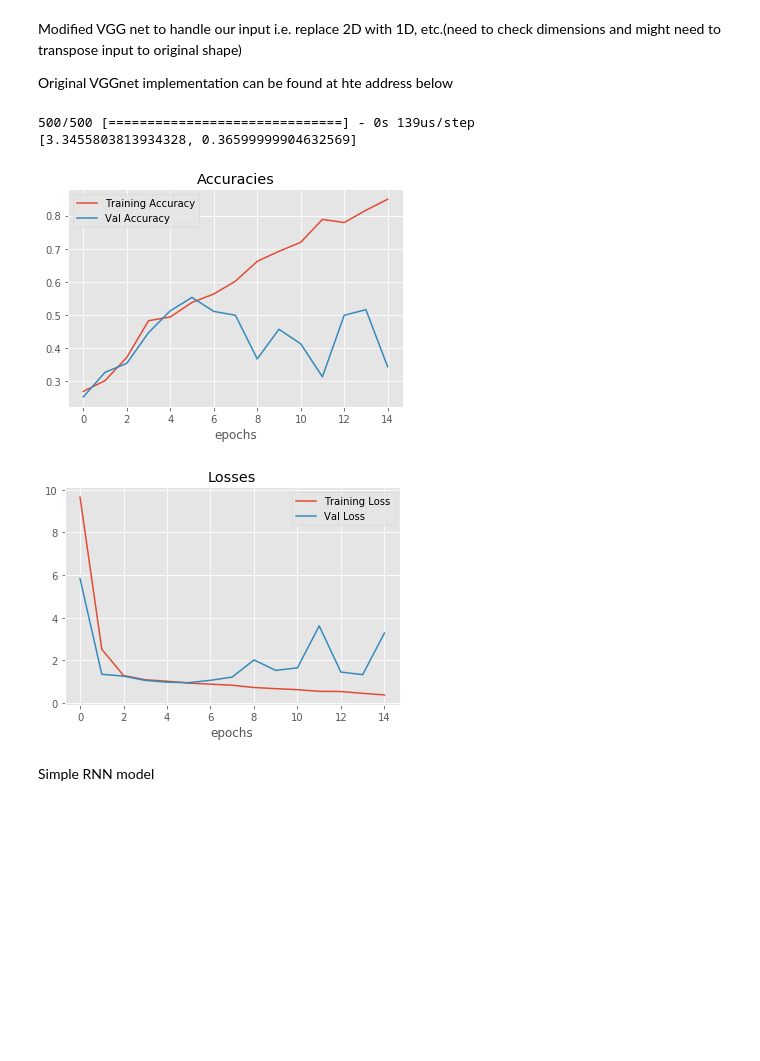
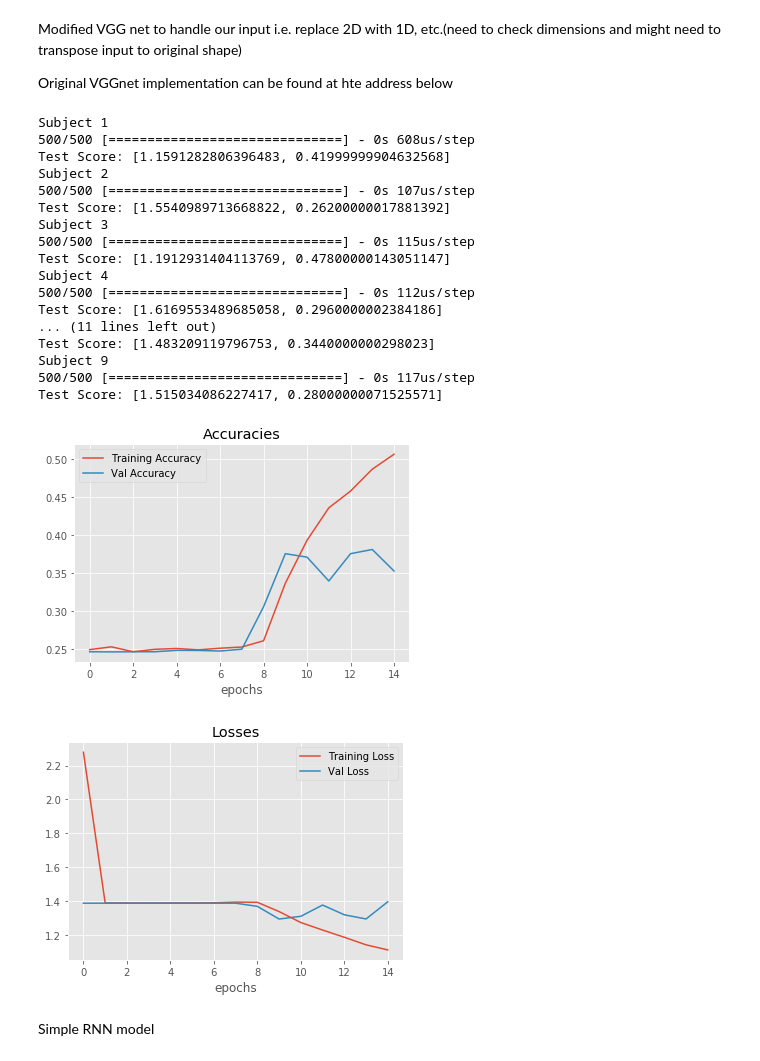
Before and after one commit to kunalpatel1793/Neural-Nets-Final-Project, a Jupyter notebook: Model.ipynb, the cells around one changed output. Drawn from its saved outputs; the diff is of its cells as text; code cells hidden in the pictures; blank space fills up the shorter version.

```diff
--- a/Model.ipynb
+++ b/Model.ipynb
@@ -241,38 +265,53 @@ model.add(Dropout(0.25))
 model.add(Flatten())
 model.add(Dense(256, activation='relu'))
 model.add(Dropout(0.5))
 model.add(Dense(4, activation='softmax'))
 
 #sgd = SGD(lr=0.01, decay=1e-6, momentum=0.9, nesterov=True)
 #model.compile(loss='categorical_crossentropy', optimizer=sgd, metrics=['accuracy'])
 
 model.compile(optimizer = 'rmsprop',
              loss = 'categorical_crossentropy',
              metrics=['accuracy'])
 
-hist = model.fit(train_data_sliced,train_labels_sliced,epochs=15,validation_split=0.25,batch_size=64,verbose=1)
+hist = model.fit(train_data_sliced,train_labels_sliced,epochs=15,validation_split=0.25,batch_size=64,verbose=0)
 #test_score = model.evaluate(test_data_sliced, test_labels_sliced, batch_size=64)
 #print(test_score)
 
 conf = []
 test_score = []
 
 for i in range(9):
     print "Subject {}".format(i+1)
     test_score_i = model.evaluate(test_data_all[i], test_labels_all[i], batch_size=64)
     print "Test Score: {}".format(test_score_i)
     test_predict = model.predict(test_data_all[i], batch_size=16)
     cm = confusion_matrix(np.argmax(test_labels_all[i],axis=1),np.argmax(test_predict,axis=1))
     conf.append(cm)
     test_score.append(test_score_i)
 
 plot_hist([hist.history['acc'],hist.history['val_acc']],['Training Accuracy','Val Accuracy'],title='Accuracies')
 plot_hist([hist.history['loss'],hist.history['val_loss']],['Training Loss','Val Loss'],title='Losses')
 # %% [output]
-500/500 [==============================] - 0s 139us/step
-[3.3455803813934328, 0.36599999904632569]
+Subject 1
+500/500 [==============================] - 0s 608us/step
+Test Score: [1.1591282806396483, 0.41999999904632568]
+Subject 2
+500/500 [==============================] - 0s 107us/step
+Test Score: [1.5540989713668822, 0.26200000017881392]
+Subject 3
+500/500 [==============================] - 0s 115us/step
+Test Score: [1.1912931404113769, 0.47800000143051147]
+Subject 4
+500/500 [==============================] - 0s 112us/step
+Test Score: [1.6169553489685058, 0.2960000002384186]
+... (11 lines left out)
+Test Score: [1.483209119796753, 0.3440000000298023]
+Subject 9
+500/500 [==============================] - 0s 117us/step
+Test Score: [1.515034086227417, 0.28000000071525571]
-[figure, old version]
+[figure, new version]
-[figure, old version]
+[figure, new version]
 # %%
 np.save('Best Models/Variables/VGG_hist_All',hist.history)
 np.save('Best Models/Variables/VGG_testacc_All',test_score)
```
Also changed, not shown: parts of 6 cells of this notebook, 21 other files.
